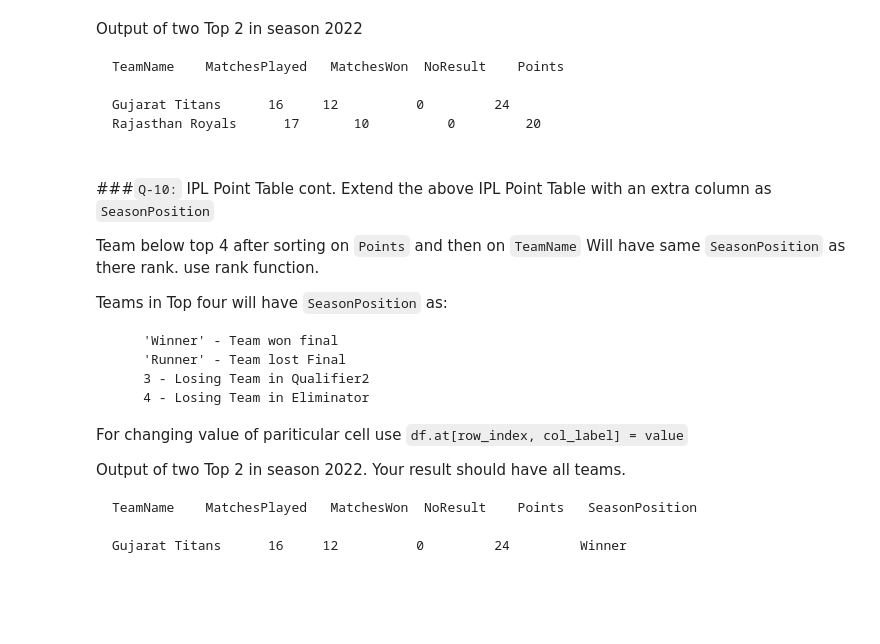
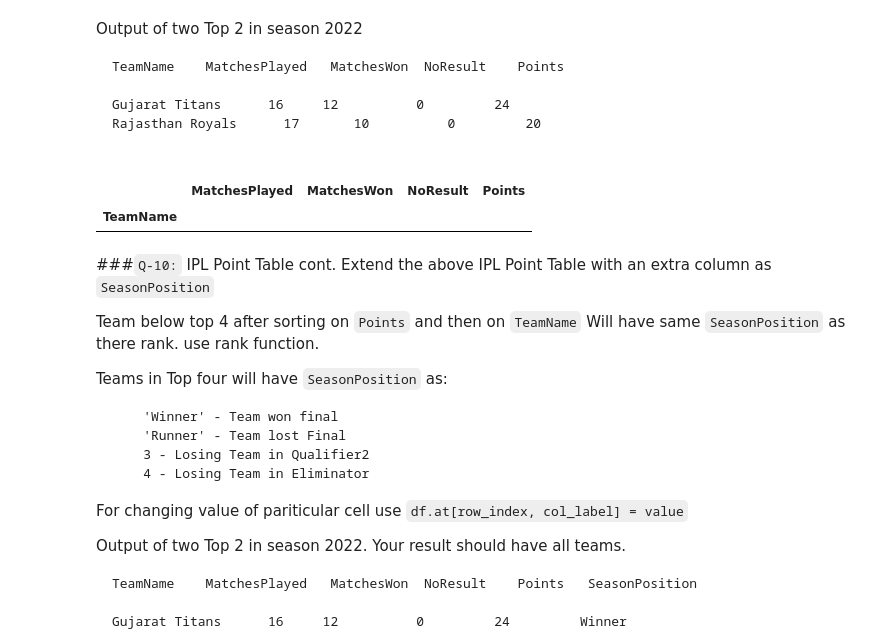
Before and after one commit to Axitk27/Machine-Learning, a Jupyter notebook: DSMP 1.0/Pandas/Exercise/Day 18.ipynb, the cells around one changed output. Cells and saved outputs as stored; diff of their text form; code cells hidden in the pictures; blank space fills up the shorter version.

```diff
--- a/DSMP 1.0/Pandas/Exercise/Day 18.ipynb
+++ b/DSMP 1.0/Pandas/Exercise/Day 18.ipynb
@@ -475,4 +476,14 @@ Name: count, dtype: int64
 `Team1Players` and `Team2Players` have all players name. It is not a list of players name instead it is str. So handle it as string.
 
 Hint: split and strip will help; Make a series of all players in final and do value counts
+# %%
+mask = ipl['MatchNumber'] == 'Final'
+
+data = ipl[mask]
+ipl['All Player'] = ipl['Team1Players'] + ipl['Team1Players']
+# %%
+# def make_value(data):
+#     return data['All Player'].split(",")
+
+ipl['All Player'] = ipl['All Player'].apply(lambda x : x.strip("'][").split(','))
 # %%
@@ -508,3 +529,41 @@ Rajasthan Royals	  17	   10	       0	     20
+# %%
+
+
+season = ['2022', '2021', '2020/21', '2019', '2018', '2017', '2016', '2015', '2014', '2013', '2012', '2011', '2009/10', '2009', '2007/08']
+# %%
+def pointstable(season,ipl):
+    point = pd.DataFrame({
+                    'TeamName':[],
+                      'MatchesPlayed':[],
+                      'MatchesWon':[],
+                      'NoResult':[],
+                      'Points':[]
+                      })
+
+    mask = (ipl['Season'] == season)
+    point['TeamName'] = ipl[mask]['Team1'].unique()
+    point.set_index('TeamName',inplace = True)
+
+    for item in point.index:
+        point['MatchesPlayed'] = ipl[mask & ((ipl['Team1'] == item) | (ipl['Team2'] == item))].shape[0]
+
+        point.loc[item,'MatchesWon']  = ipl[mask & (ipl['WinningTeam'] == item) & (ipl['MatchNumber'] != 'Final')&
+                                        (ipl['MatchNumber'] != 'Qualifier 2') & (ipl['MatchNumber'] != 'Qualifier 1')&
+                                        (ipl['MatchNumber'] != 'Eliminator')].shape[0]
+
+        point.loc[item,'NoResult'] = ipl[mask & (ipl['WonBy'] == 'NoResults' ) & (ipl['MatchNumber'] != 'Final')&
+                                        (ipl['MatchNumber'] != 'Qualifier 2') & (ipl['MatchNumber'] != 'Qualifier 1')&
+                                        (ipl['MatchNumber'] != 'Eliminator') &
+                                        (((ipl['Team1'] == item) | (ipl['Team2'] == item)))].shape[0]
+
+    point['Points'] = 2*point['MatchesWon'] + 1*point['NoResult']
+    point.sort_values('Points',inplace = True,ascending = False)
+    return point
+# %%
+pointstable('2023',ipl).head(4)
+# %% [output]
+|  | MatchesPlayed | MatchesWon | NoResult | Points |
+| TeamName |  |  |  |  |
 # %% [markdown]
 ###`Q-10:` IPL Point Table cont.
 Extend the above IPL Point Table with an extra column as `SeasonPosition`
```
Also changed, not shown: parts of 4 cells of this notebook.
